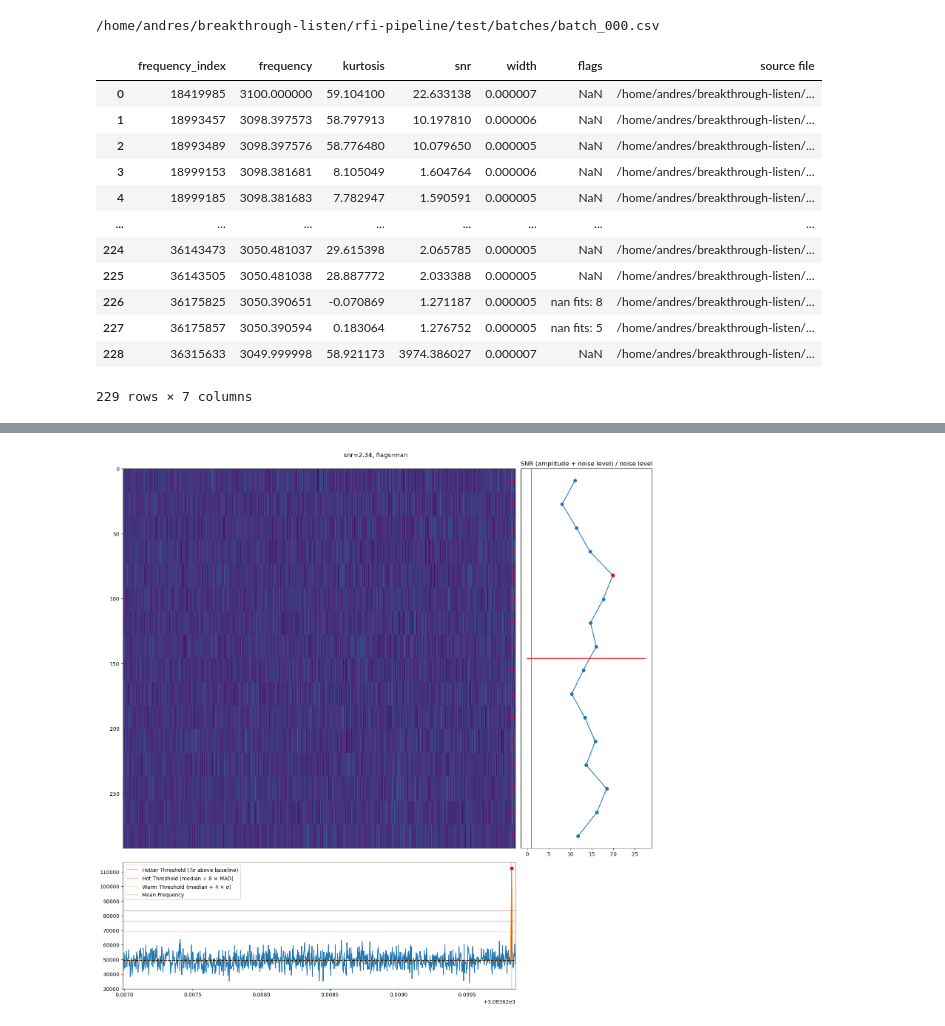
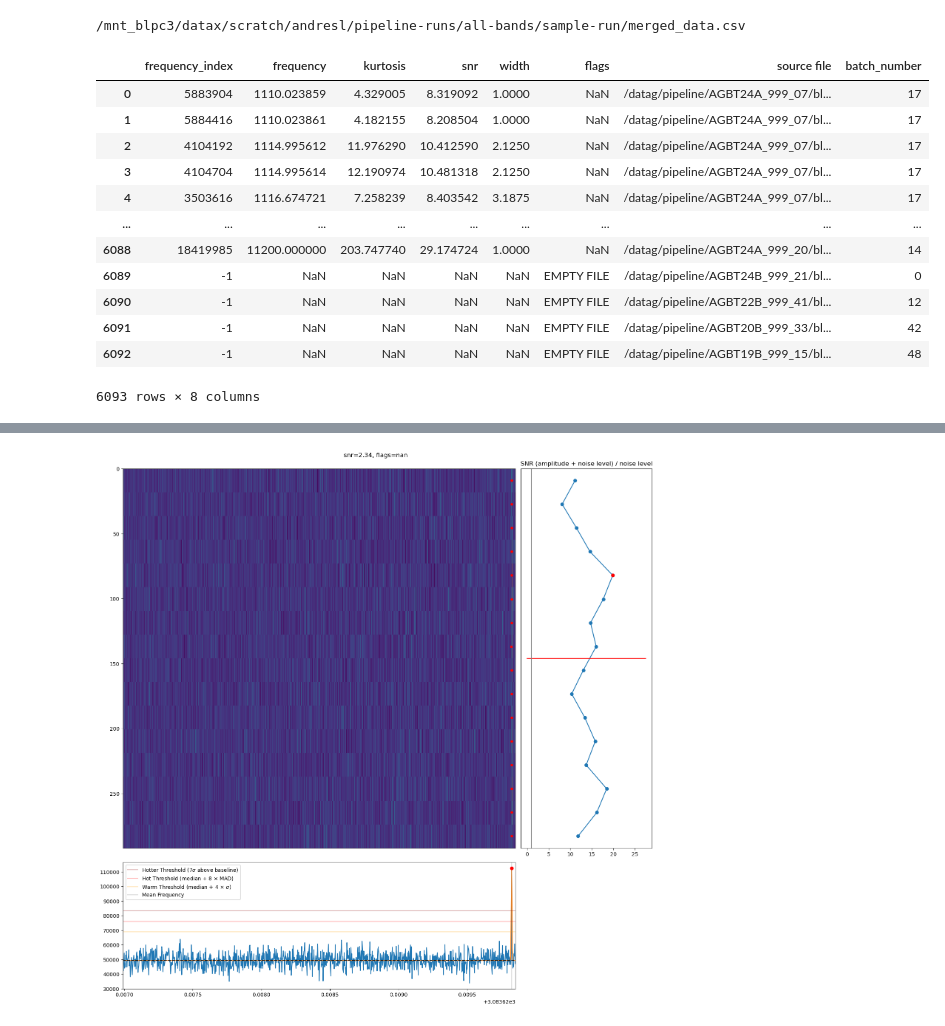
Before and after one commit to andres-luengo/bart, a Jupyter notebook: experiments/inspect_hits.ipynb, the cells around one changed output, grey strips where cells are left out. Drawn from its saved outputs; the diff is of its cells as text; code cells hidden in the pictures.

```diff
--- a/experiments/inspect_hits.ipynb
+++ b/experiments/inspect_hits.ipynb
@@ -18,4 +18,5 @@ import os
 
 import json
 # %%
-base_path = pathlib.Path('/mnt_blpc3/datax/scratch/andresl/starlink-pipeline-runs/sample-run/')
+base_path = pathlib.Path('/mnt_blpc3/datax/scratch/andresl/pipeline-runs/all-bands/sample-run/')
+assert base_path.is_dir()
@@ -44,24 +50,25 @@ plt.yscale('log');
 # %%
 # TABLE_PATH = tables[32]
-TABLE_PATH = '/home/andres/breakthrough-listen/rfi-pipeline/test/batches/batch_000.csv'
+# TABLE_PATH = '/home/andres/breakthrough-listen/rfi-pipeline/test/batches/batch_000.csv'
+TABLE_PATH = base_path / 'merged_data.csv'
 print(TABLE_PATH)
 df = pd.read_csv(TABLE_PATH)
 df
 # %% [output]
-/home/andres/breakthrough-listen/rfi-pipeline/test/batches/batch_000.csv
+/mnt_blpc3/datax/scratch/andresl/pipeline-runs/all-bands/sample-run/merged_data.csv
-|  | frequency_index | frequency | kurtosis | snr | width | flags | source file |
-| 0 | 18419985 | 3100.000000 | 59.104100 | 22.633138 | 0.000007 | NaN | /home/andres/breakthrough-listen/... |
-| 1 | 18993457 | 3098.397573 | 58.797913 | 10.197810 | 0.000006 | NaN | /home/andres/breakthrough-listen/... |
-| 2 | 18993489 | 3098.397576 | 58.776480 | 10.079650 | 0.000005 | NaN | /home/andres/breakthrough-listen/... |
-| 3 | 18999153 | 3098.381681 | 8.105049 | 1.604764 | 0.000006 | NaN | /home/andres/breakthrough-listen/... |
-| 4 | 18999185 | 3098.381683 | 7.782947 | 1.590591 | 0.000005 | NaN | /home/andres/breakthrough-listen/... |
-| ... | ... | ... | ... | ... | ... | ... | ... |
-| 224 | 36143473 | 3050.481037 | 29.615398 | 2.065785 | 0.000005 | NaN | /home/andres/breakthrough-listen/... |
-| 225 | 36143505 | 3050.481038 | 28.887772 | 2.033388 | 0.000005 | NaN | /home/andres/breakthrough-listen/... |
-| 226 | 36175825 | 3050.390651 | -0.070869 | 1.271187 | 0.000005 | nan fits: 8 | /home/andres/breakthrough-listen/... |
-| 227 | 36175857 | 3050.390594 | 0.183064 | 1.276752 | 0.000005 | nan fits: 5 | /home/andres/breakthrough-listen/... |
-| 228 | 36315633 | 3049.999998 | 58.921173 | 3974.386027 | 0.000007 | NaN | /home/andres/breakthrough-listen/... |
+|  | frequency_index | frequency | kurtosis | snr | width | flags | source file | batch_number |
+| 0 | 5883904 | 1110.023859 | 4.329005 | 8.319092 | 1.0000 | NaN | /datag/pipeline/AGBT24A_999_07/bl... | 17 |
+| 1 | 5884416 | 1110.023861 | 4.182155 | 8.208504 | 1.0000 | NaN | /datag/pipeline/AGBT24A_999_07/bl... | 17 |
+| 2 | 4104192 | 1114.995612 | 11.976290 | 10.412590 | 2.1250 | NaN | /datag/pipeline/AGBT24A_999_07/bl... | 17 |
+| 3 | 4104704 | 1114.995614 | 12.190974 | 10.481318 | 2.1250 | NaN | /datag/pipeline/AGBT24A_999_07/bl... | 17 |
+| 4 | 3503616 | 1116.674721 | 7.258239 | 8.403542 | 3.1875 | NaN | /datag/pipeline/AGBT24A_999_07/bl... | 17 |
+| ... | ... | ... | ... | ... | ... | ... | ... | ... |
+| 6088 | 18419985 | 11200.000000 | 203.747740 | 29.174724 | 1.0000 | NaN | /datag/pipeline/AGBT24A_999_20/bl... | 14 |
+| 6089 | -1 | NaN | NaN | NaN | NaN | EMPTY FILE | /datag/pipeline/AGBT24B_999_21/bl... | 0 |
+| 6090 | -1 | NaN | NaN | NaN | NaN | EMPTY FILE | /datag/pipeline/AGBT22B_999_41/bl... | 12 |
+| 6091 | -1 | NaN | NaN | NaN | NaN | EMPTY FILE | /datag/pipeline/AGBT20B_999_33/bl... | 42 |
+| 6092 | -1 | NaN | NaN | NaN | NaN | EMPTY FILE | /datag/pipeline/AGBT19B_999_15/bl... | 48 |
-229 rows × 7 columns
+6093 rows × 8 columns
 # %%
 OUTDIR = pathlib.Path('./none-images').absolute()
 OUTDIR
```
Also changed, not shown: parts of 7 cells of this notebook, 2 other files.
